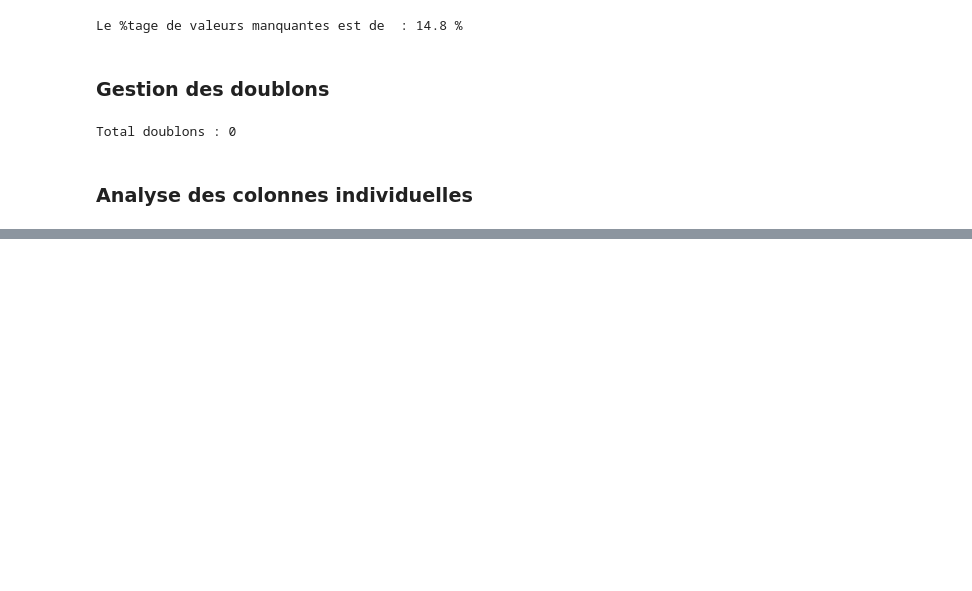
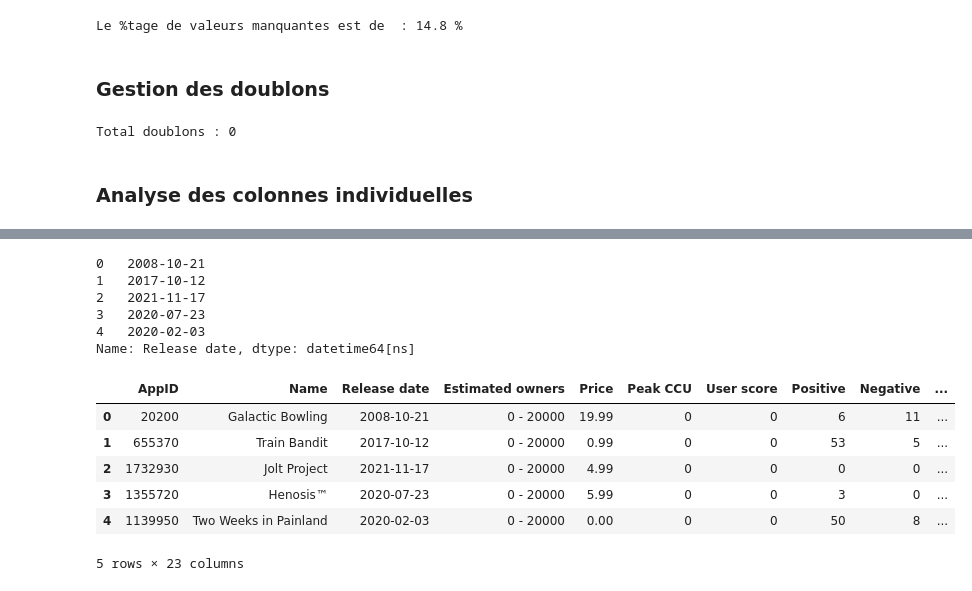
Before and after one commit to GitAlberto/GAMEDATA360, a Jupyter notebook: notebooks/EDA.ipynb, the cells around one changed output, grey strips where cells are left out. Cells and saved outputs as stored; diff of their text form; code cells hidden in the pictures; blank space fills up the shorter version.

```diff
--- a/notebooks/EDA.ipynb
+++ b/notebooks/EDA.ipynb
@@ -147,0 +347,6 @@ Total doublons : 0
+# %%
+# Standardisation des colonnes 'Windows', 'Mac', 'Linux' en 1 et 0
+for col in ['Windows', 'Mac', 'Linux']:
+    data_copy[col] = data_copy[col].map({True: 1, False: 0})
+# Vérification
+data_copy[['Windows', 'Mac', 'Linux']].head()
@@ -147,0 +360,22 @@ Total doublons : 0
+# %%
+# Standardisation et retypage de la colonne 'Release date' en année/mois/jour
+data_copy['Release date'] = pd.to_datetime(data_copy['Release date'], errors='coerce')
+# Vérification
+data_copy['Release date'].head()
+# %% [output]
+0   2008-10-21
+1   2017-10-12
+2   2021-11-17
+3   2020-07-23
+4   2020-02-03
+Name: Release date, dtype: datetime64[ns]
+# %%
+data_copy.head()
+# %% [output]
+|  | AppID | Name | Release date | Estimated owners | Price | Peak CCU | User score | Positive | Negative | ... |
+| 0 | 20200 | Galactic Bowling | 2008-10-21 | 0 - 20000 | 19.99 | 0 | 0 | 6 | 11 | ... |
+| 1 | 655370 | Train Bandit | 2017-10-12 | 0 - 20000 | 0.99 | 0 | 0 | 53 | 5 | ... |
+| 2 | 1732930 | Jolt Project | 2021-11-17 | 0 - 20000 | 4.99 | 0 | 0 | 0 | 0 | ... |
+| 3 | 1355720 | Henosis™ | 2020-07-23 | 0 - 20000 | 5.99 | 0 | 0 | 3 | 0 | ... |
+| 4 | 1139950 | Two Weeks in Painland | 2020-02-03 | 0 - 20000 | 0.00 | 0 | 0 | 50 | 8 | ... |
+5 rows × 23 columns
```
Also changed, not shown: parts of 44 cells of this notebook, 13 other files.
